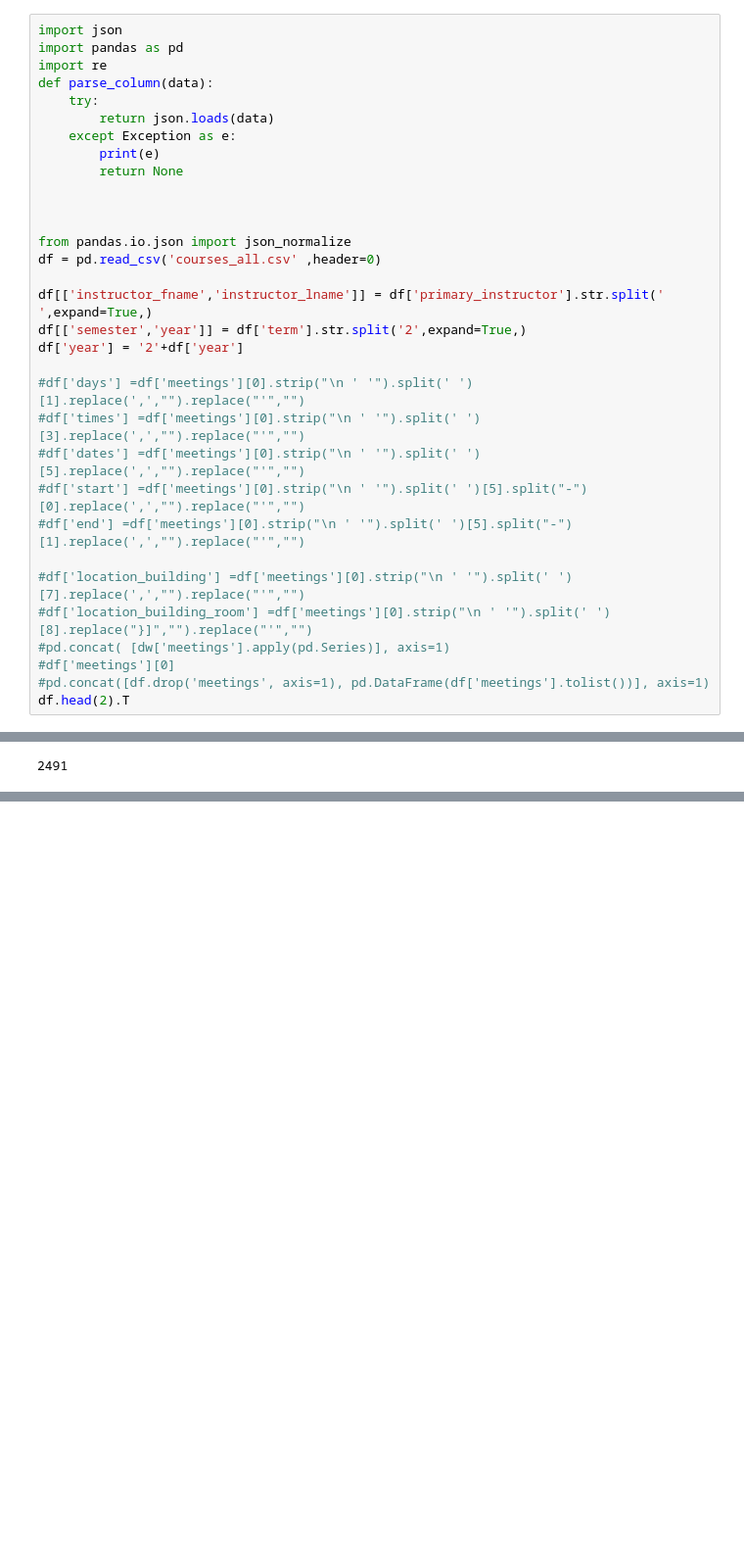
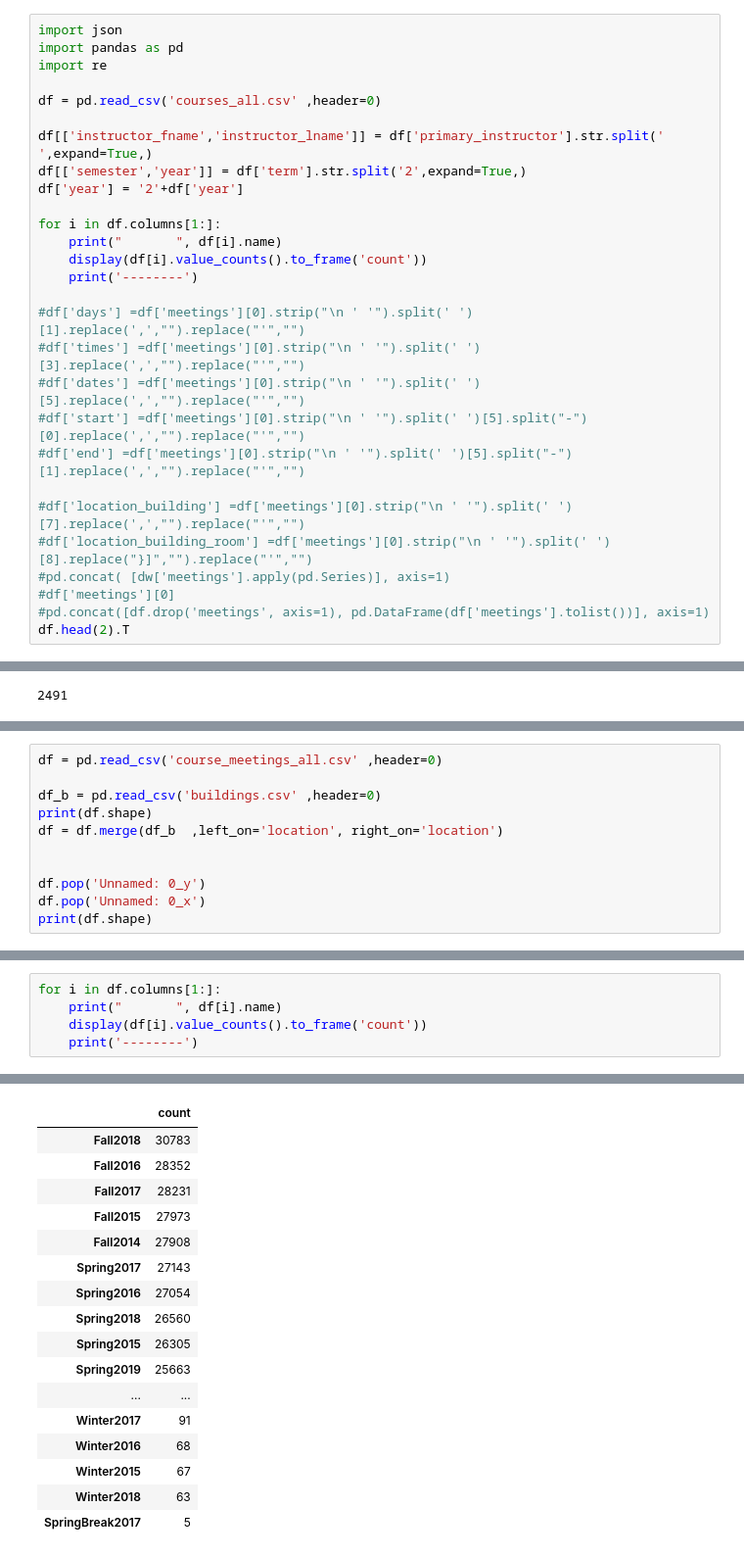
Before and after one commit to fairfield-ba510-spring2020/term-project-mayo, a Jupyter notebook: Faris_CourseDataETL.ipynb, the cells around one changed output, grey strips where cells are left out. Shown: that part at 98% size. Drawn from its saved outputs; the diff is of its cells as text; blank space fills up the shorter version.

```diff
--- a/Faris_CourseDataETL.ipynb
+++ b/Faris_CourseDataETL.ipynb
@@ -158,21 +157,17 @@ result.head(1).T
 import json
 import pandas as pd
 import re
-def parse_column(data):
-    try:
-        return json.loads(data)
-    except Exception as e:
-        print(e)
-        return None
 
-
-
-from pandas.io.json import json_normalize
 df = pd.read_csv('courses_all.csv' ,header=0)
 
 df[['instructor_fname','instructor_lname']] = df['primary_instructor'].str.split('  ',expand=True,)
 df[['semester','year']] = df['term'].str.split('2',expand=True,)
 df['year'] = '2'+df['year']
+
+for i in df.columns[1:]:
+    print("       ", df[i].name)
+    display(df[i].value_counts().to_frame('count'))
+    print('--------')
 
 #df['days'] =df['meetings'][0].strip("\n ' '").split(' ')[1].replace(',',"").replace("'","")
 #df['times'] =df['meetings'][0].strip("\n ' '").split(' ')[3].replace(',',"").replace("'","")
@@ -313,0 +750,11 @@ df.timecodes.isna().sum()
+# %%
+df = pd.read_csv('course_meetings_all.csv' ,header=0)
+
+df_b = pd.read_csv('buildings.csv' ,header=0)
+print(df.shape)
+df = df.merge(df_b  ,left_on='location', right_on='location')
+
+
+df.pop('Unnamed: 0_y')
+df.pop('Unnamed: 0_x')
+print(df.shape)
@@ -313,0 +776,6 @@ df.timecodes.isna().sum()
+# %%
+for i in df.columns[1:]:
+    print("       ", df[i].name)
+    display(df[i].value_counts().to_frame('count'))
+    print('--------')
+# %% [output]
@@ -313,0 +783,17 @@ df.timecodes.isna().sum()
+|  | count |
+| Fall2018 | 30783 |
+| Fall2016 | 28352 |
+| Fall2017 | 28231 |
+| Fall2015 | 27973 |
+| Fall2014 | 27908 |
+| Spring2017 | 27143 |
+| Spring2016 | 27054 |
+| Spring2018 | 26560 |
+| Spring2015 | 26305 |
+| Spring2019 | 25663 |
+| ... | ... |
+| Winter2017 | 91 |
+| Winter2016 | 68 |
+| Winter2015 | 67 |
+| Winter2018 | 63 |
+| SpringBreak2017 | 5 |
```
Also changed, not shown: parts of 14 cells of this notebook, 2 other files.
